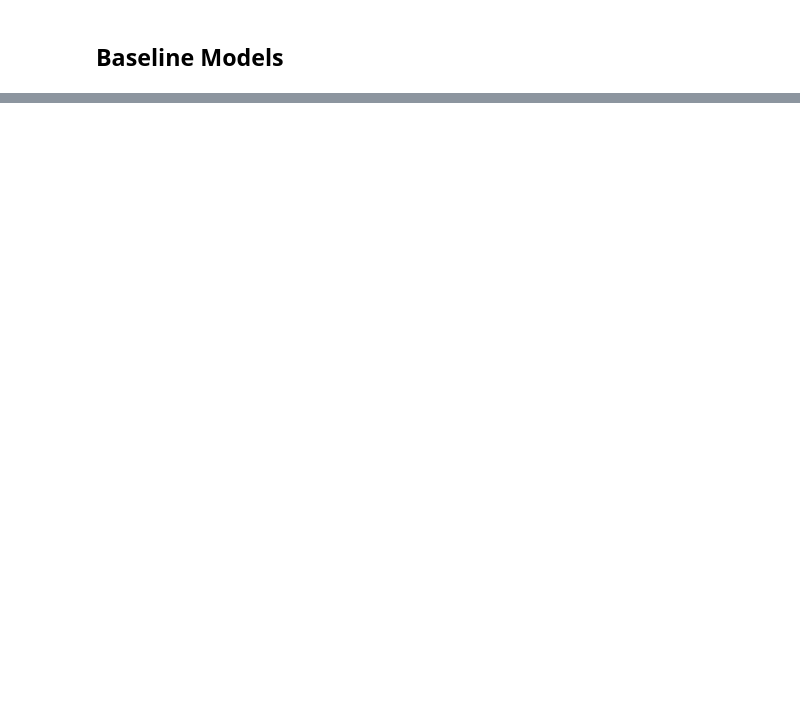
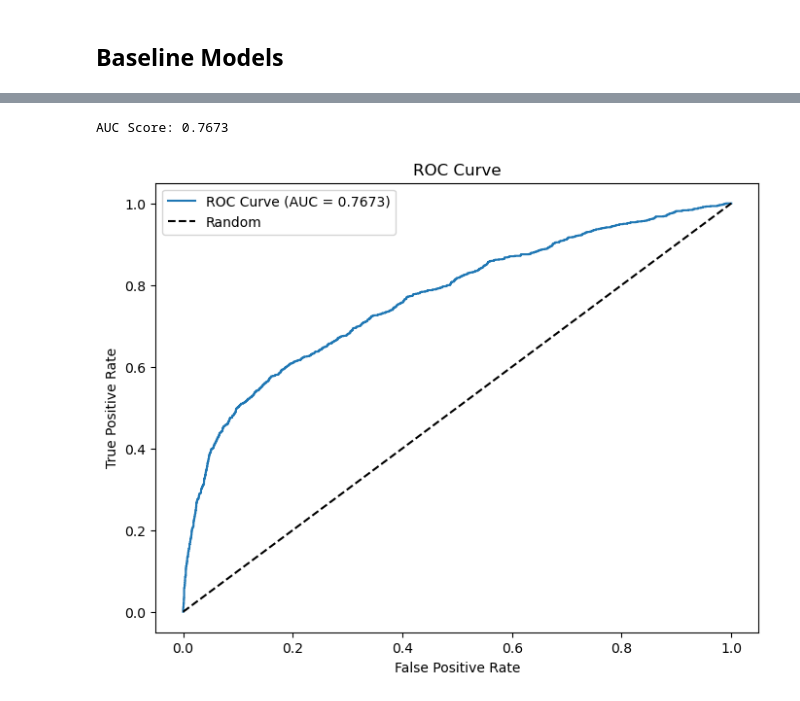
Before and after one commit to lucas-ben/mba-business-analytics, a Jupyter notebook: courses/machine-learning/Assignment 1/Bank Marketing Data/assignment_workbook.ipynb, the cells around one changed output, grey strips where cells are left out. Cells and saved outputs as stored; diff of their text form; code cells hidden in the pictures; blank space fills up the shorter version.

```diff
--- a/courses/machine-learning/Assignment 1/Bank Marketing Data/assignment_workbook.ipynb
+++ b/courses/machine-learning/Assignment 1/Bank Marketing Data/assignment_workbook.ipynb
@@ -524,0 +422,17 @@ df 3
+# %%
+rus = RandomUnderSampler(sampling_strategy=0.27, random_state=42) # down sampling the majority class by a factor of 2
+# downsampling will introduce a prediction bias by showing the model an artificial world where the classes are more balanced than in reality
+# correct this bias by upweighting the majority class by the factor I downsampled by
+
+X_downsampled, y_downsampled = rus.fit_resample(X_scaled, y)
+# %%
+X_train, X_test, y_train, y_test = train_test_split(X_downsampled, y_downsampled, test_size=0.2, random_state=42, stratify=y_downsampled)
+# stratify=y maintains the same class proportions as the original data set
+# This is useful when classes are imbalanced because it prevents one set from having too few examples of the minority class and ensures the validation set is representative of the data's distribution
+# %%
+lr = LogisticRegression(class_weight={0: 2.0, 1: 1.0}, # upweighting majority class by a factor of 2
+                        random_state=42,
+                        max_iter=1000
+)
+
+lr.fit(X_train, y_train)
@@ -524,0 +442,6 @@ df 3
+# %%
+y_pred = lr.predict(X_test) # making predictions
+y_pred_proba = lr.predict_proba(X_test)[:, 1] # probabilities for positive class
+
+accuracy = accuracy_score(y_test, y_pred)
+print(f"Accuracy: {accuracy:.4f}")
@@ -524,0 +461,20 @@ df 3
+# %%
+from sklearn.metrics import roc_auc_score, roc_curve
+
+# AUC Score
+auc = roc_auc_score(y_test, y_pred_proba)
+print(f"\nAUC Score: {auc:.4f}")
+
+# ROC Curve
+fpr, tpr, _ = roc_curve(y_test, y_pred_proba)
+plt.figure(figsize=(8, 6))
+plt.plot(fpr, tpr, label=f'ROC Curve (AUC = {auc:.4f})')
+plt.plot([0, 1], [0, 1], 'k--', label='Random')
+plt.xlabel('False Positive Rate')
+plt.ylabel('True Positive Rate')
+plt.title('ROC Curve')
+plt.legend()
+plt.show()
+# %% [output]
+AUC Score: 0.7673
+[figure, added]
```
Also changed, not shown: parts of 52 cells of this notebook.
